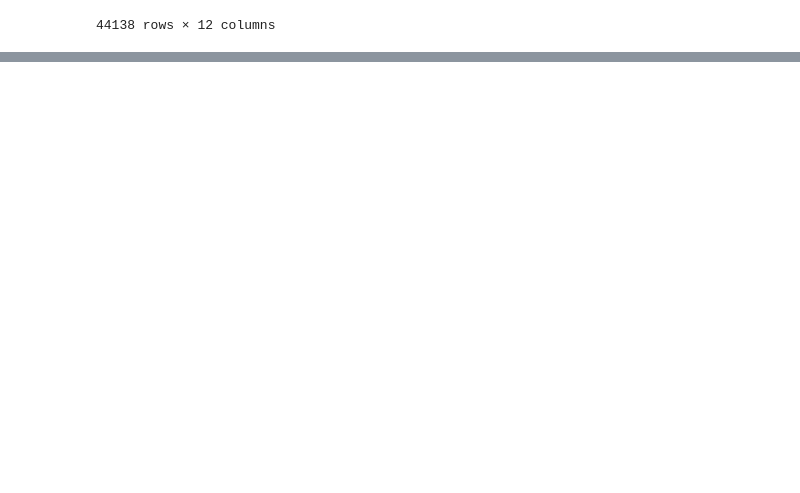
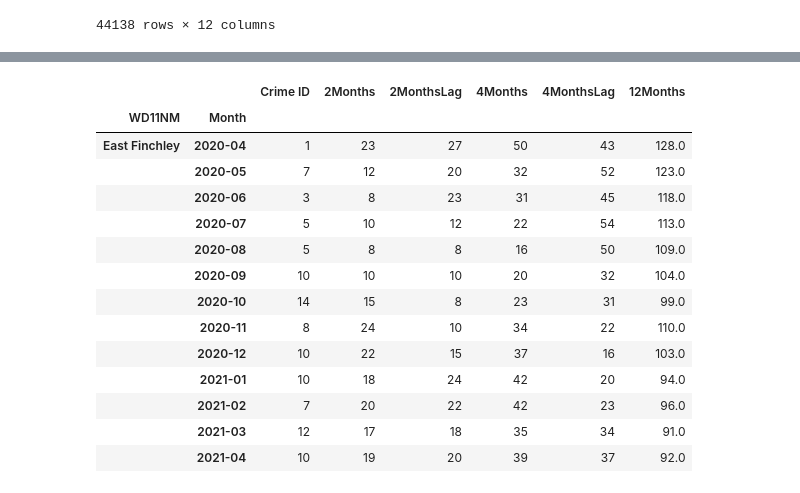
Before and after one commit to Shapkofil/dc20-g22, a Jupyter notebook: LM.ipynb, the cells around one changed output, grey strips where cells are left out. Drawn from its saved outputs; the diff is of its cells as text; code cells hidden in the pictures; blank space fills up the shorter version.

```diff
--- a/LM.ipynb
+++ b/LM.ipynb
@@ -37,10 +37,29 @@ merged_df.head()
 | 4 | 83c73a8dfb5749e2f3922ff87ae87e3f0... | 2021-01 | Metropolitan Police Service | Metropolitan Police Service | -0.203575 | 51.655735 | On or near Shopping Area | E01000248 | Barnet 001A | ... |
 # %%
 df_crimes = merged_df[["Month", "Crime ID","WD11NM"]].copy()
-df_crimes= df_crimes.groupby(["Month","WD11NM"]).count()
+df_crimes= df_crimes.groupby(["WD11NM","Month"]).count()
 df_crimes["2Months"]=df_crimes['Crime ID'].shift(1, fill_value=0).add(df_crimes['Crime ID'].shift(2, fill_value=0))
+df_crimes["2MonthsLag"] = df_crimes['Crime ID'].shift(3, fill_value=0).add(df_crimes['Crime ID'].shift(4, fill_value=0))
 df_crimes["4Months"]=df_crimes['Crime ID'].shift(1, fill_value=0).add(df_crimes['Crime ID'].shift(2, fill_value=0)).add(df_crimes['Crime ID'].shift(3, fill_value=0)).add(df_crimes['Crime ID'].shift(4, fill_value=0))
-df_crimes["6Months"]=df_crimes['Crime ID'].shift(1, fill_value=0).add(df_crimes['Crime ID'].shift(2, fill_value=0)).add(df_crimes['Crime ID'].shift(3, fill_value=0)).add(df_crimes['Crime ID'].shift(4, fill_value=0)).add(df_crimes['Crime ID'].shift(5, fill_value=0)).add(df_crimes['Crime ID'].shift(6, fill_value=0))
+df_crimes["4MonthsLag"]=df_crimes['Crime ID'].shift(5, fill_value=0).add(df_crimes['Crime ID'].shift(6, fill_value=0)).add(df_crimes['Crime ID'].shift(7, fill_value=0)).add(df_crimes['Crime ID'].shift(8, fill_value=0))
+df_crimes['12Months'] = df_crimes['Crime ID'].rolling(window=12).sum().shift(1)
+df_crimes[1000:1013]
+# %% [output]
+|  |  | Crime ID | 2Months | 2MonthsLag | 4Months | 4MonthsLag | 12Months |
+| WD11NM | Month |  |  |  |  |  |  |
+| East Finchley | 2020-04 | 1 | 23 | 27 | 50 | 43 | 128.0 |
+|  | 2020-05 | 7 | 12 | 20 | 32 | 52 | 123.0 |
+|  | 2020-06 | 3 | 8 | 23 | 31 | 45 | 118.0 |
+|  | 2020-07 | 5 | 10 | 12 | 22 | 54 | 113.0 |
+|  | 2020-08 | 5 | 8 | 8 | 16 | 50 | 109.0 |
+|  | 2020-09 | 10 | 10 | 10 | 20 | 32 | 104.0 |
+|  | 2020-10 | 14 | 15 | 8 | 23 | 31 | 99.0 |
+|  | 2020-11 | 8 | 24 | 10 | 34 | 22 | 110.0 |
+|  | 2020-12 | 10 | 22 | 15 | 37 | 16 | 103.0 |
+|  | 2021-01 | 10 | 18 | 24 | 42 | 20 | 94.0 |
+|  | 2021-02 | 7 | 20 | 22 | 42 | 23 | 96.0 |
+|  | 2021-03 | 12 | 17 | 18 | 35 | 34 | 91.0 |
+|  | 2021-04 | 10 | 19 | 20 | 39 | 37 | 92.0 |
 # %%
 merged_df = pd.merge(merged_df, df_crimes, on=['Month', 'WD11NM'], how='left')
 merged_df
```
Also changed, not shown: parts of 1 cell of this notebook.
